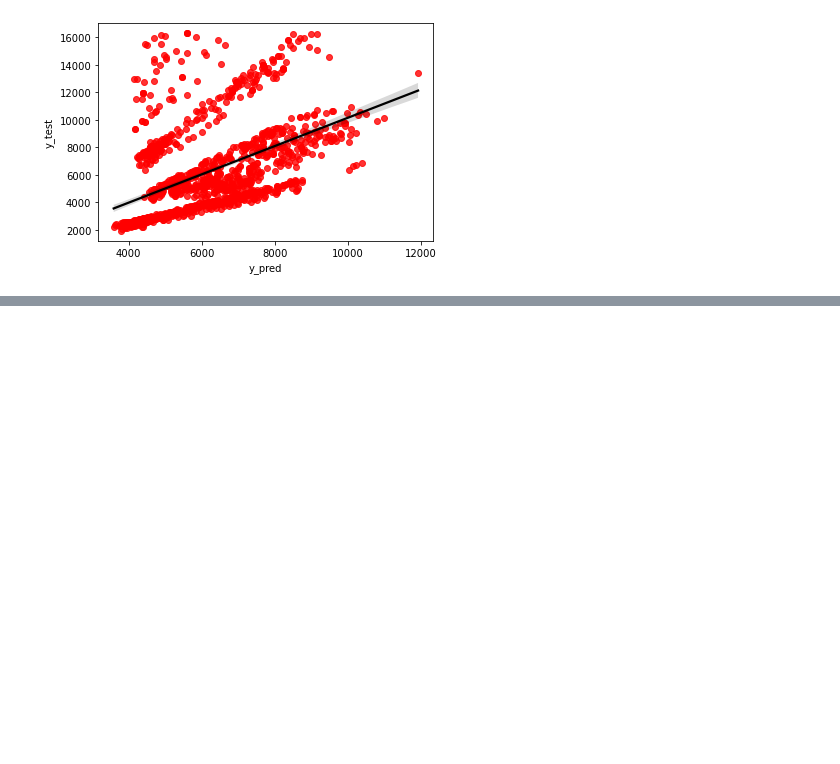
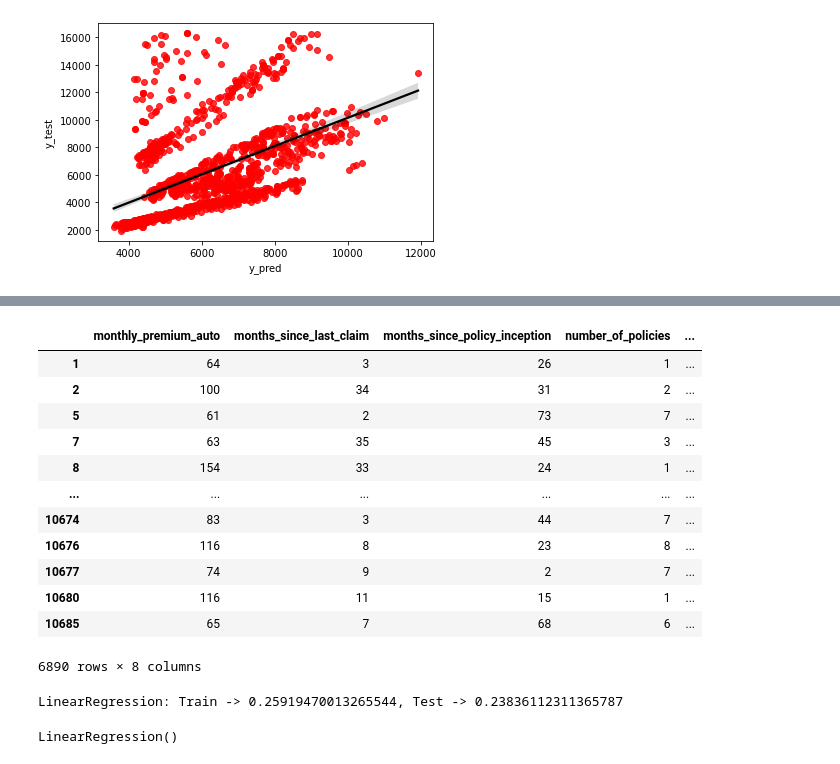
Before and after one commit to esSarah/IronRoth, a Jupyter notebook: Case Study/Customer_Analysis_Case_Study/GrandTheftAuto.ipynb, the cells around one changed output, grey strips where cells are left out. Cells and saved outputs as stored; diff of their text form; code cells hidden in the pictures; blank space fills up the shorter version.

```diff
--- a/Case Study/Customer_Analysis_Case_Study/GrandTheftAuto.ipynb
+++ b/Case Study/Customer_Analysis_Case_Study/GrandTheftAuto.ipynb
@@ -1543,0 +1603,33 @@ sns.regplot(x='y_pred',y='y_test', data=result, scatter_kws={"color": "red"}, li
+# %%
+model.params[list(np.where(model.pvalues < 0.05)[0])].iloc[0:].index.tolist()
+significant_features=X_added_constant[model.params[list(np.where(model.pvalues < 0.05)[0])].iloc[0:].index.tolist()]
+significant_features
+# %% [output]
+|  | monthly_premium_auto | months_since_last_claim | months_since_policy_inception | number_of_policies | ... |
+| 1 | 64 | 3 | 26 | 1 | ... |
+| 2 | 100 | 34 | 31 | 2 | ... |
+| 5 | 61 | 2 | 73 | 7 | ... |
+| 7 | 63 | 35 | 45 | 3 | ... |
+| 8 | 154 | 33 | 24 | 1 | ... |
+| ... | ... | ... | ... | ... | ... |
+| 10674 | 83 | 3 | 44 | 7 | ... |
+| 10676 | 116 | 8 | 23 | 8 | ... |
+| 10677 | 74 | 9 | 2 | 7 | ... |
+| 10680 | 116 | 11 | 15 | 1 | ... |
+| 10685 | 65 | 7 | 68 | 6 | ... |
+6890 rows × 8 columns
+# %%
+X = significant_features
+X_train, X_test, y_train, y_test=train_test_split(X, y, test_size=.20,random_state=42)
+
+scaler = PowerTransformer()
+
+scaler.fit(X,y)
+
+X_train_mod = scaler.transform(X_train)
+X_test_mod  = scaler.transform(X_test)
+
+model_test(LinearRegression(),  X_train, y_train, X_test )
+# %% [output]
+LinearRegression: Train -> 0.25919470013265544, Test -> 0.23836112311365787
+LinearRegression()
```
Also changed, not shown: parts of 16 cells of this notebook, 1 other file.
